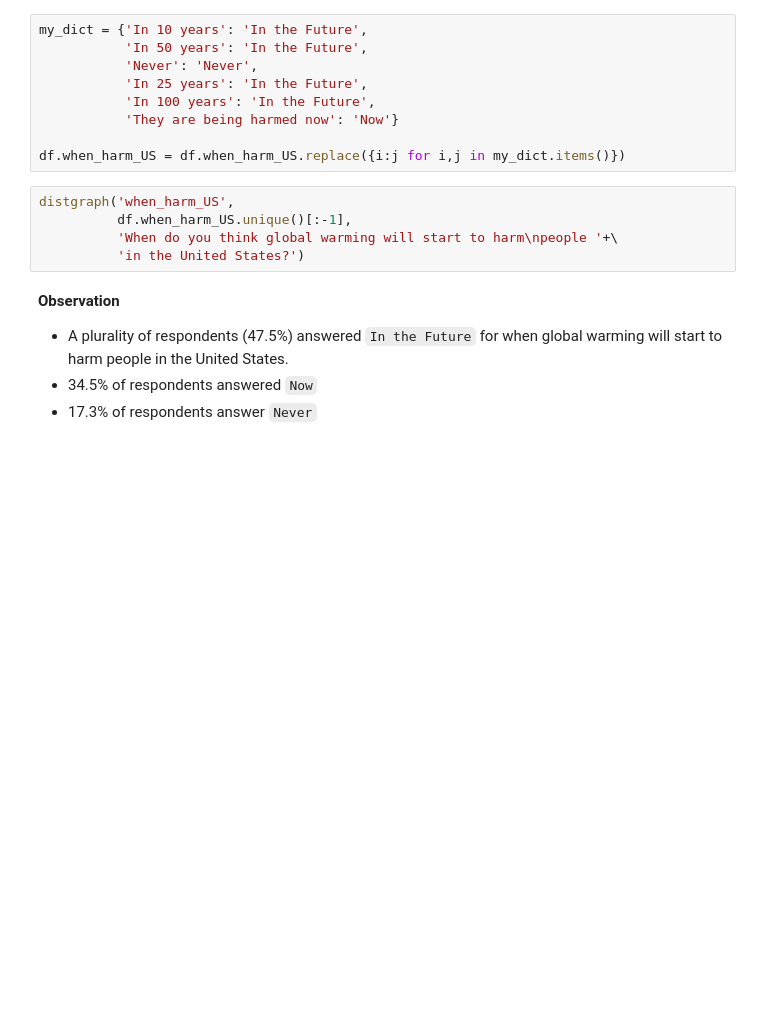
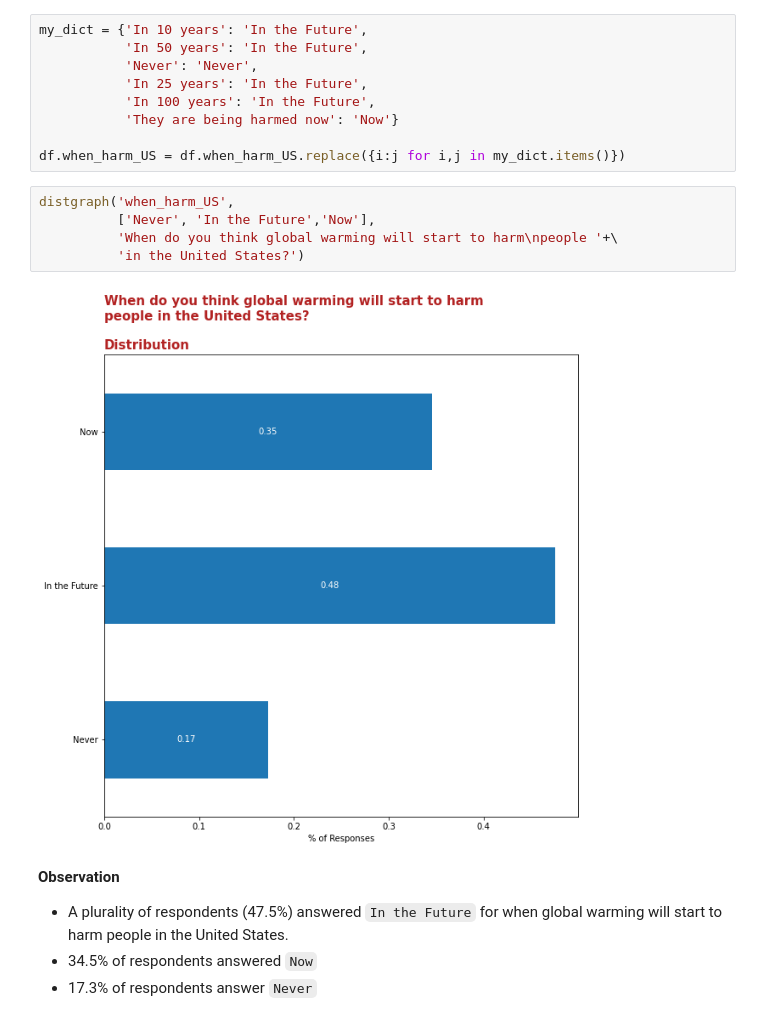
Before and after one commit to sabaiitj/Climate-Change-Survey, a Jupyter notebook: code/aggregate_eda.ipynb, the cells around one changed output. Saved outputs shown, nothing was run; the diff lists cells and outputs as text; blank space fills up the shorter version.

```diff
--- a/code/aggregate_eda.ipynb
+++ b/code/aggregate_eda.ipynb
@@ -711,9 +756,11 @@ my_dict = {'In 10 years': 'In the Future',
 df.when_harm_US = df.when_harm_US.replace({i:j for i,j in my_dict.items()})
 # %%
 distgraph('when_harm_US',
-          df.when_harm_US.unique()[:-1],
+          ['Never', 'In the Future','Now'],
           'When do you think global warming will start to harm\npeople '+\
           'in the United States?')
+# %% [output]
+[figure, added]
 # %% [markdown]
 **Observation**
   *  A plurality of respondents (47.5%) answered `In the Future` for when global warming will start to harm people in the United States.
```
Also changed, not shown: parts of 140 cells of this notebook.
